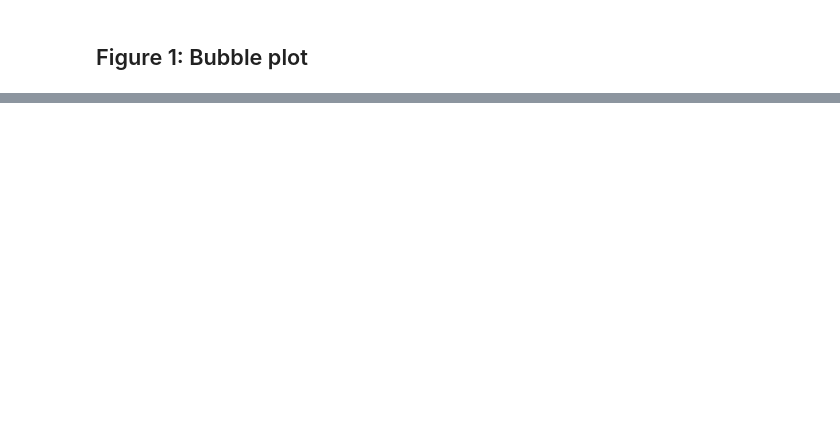
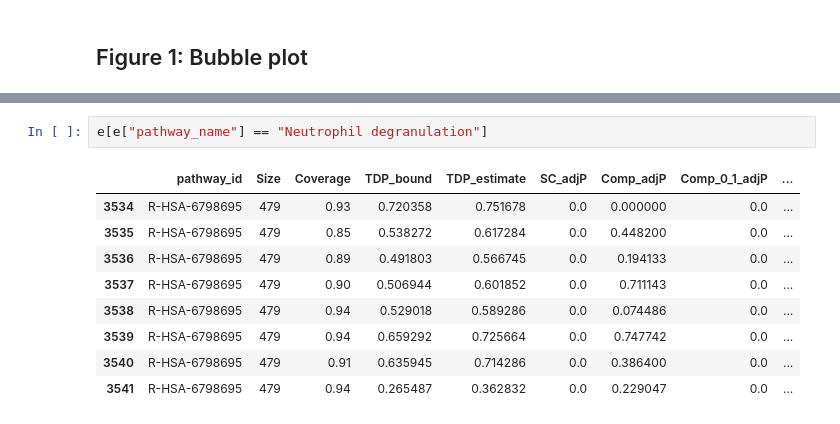
Before and after one commit to caleb-lindgren/scratchpad, a Jupyter notebook: pancancer_enrichment/17_visualize_results_rSEA.ipynb, the cells around one changed output, grey strips where cells are left out. Drawn from its saved outputs; the diff is of its cells as text; blank space fills up the shorter version.

```diff
--- a/pancancer_enrichment/17_visualize_results_rSEA.ipynb
+++ b/pancancer_enrichment/17_visualize_results_rSEA.ipynb
@@ -793,0 +397,12 @@ df
+# %%
+e[e["pathway_name"] == "Neutrophil degranulation"]
+# %% [output]
+|  | pathway_id | Size | Coverage | TDP_bound | TDP_estimate | SC_adjP | Comp_adjP | Comp_0_1_adjP | ... |
+| 3534 | R-HSA-6798695 | 479 | 0.93 | 0.720358 | 0.751678 | 0.0 | 0.000000 | 0.0 | ... |
+| 3535 | R-HSA-6798695 | 479 | 0.85 | 0.538272 | 0.617284 | 0.0 | 0.448200 | 0.0 | ... |
+| 3536 | R-HSA-6798695 | 479 | 0.89 | 0.491803 | 0.566745 | 0.0 | 0.194133 | 0.0 | ... |
+| 3537 | R-HSA-6798695 | 479 | 0.90 | 0.506944 | 0.601852 | 0.0 | 0.711143 | 0.0 | ... |
+| 3538 | R-HSA-6798695 | 479 | 0.94 | 0.529018 | 0.589286 | 0.0 | 0.074486 | 0.0 | ... |
+| 3539 | R-HSA-6798695 | 479 | 0.94 | 0.659292 | 0.725664 | 0.0 | 0.747742 | 0.0 | ... |
+| 3540 | R-HSA-6798695 | 479 | 0.91 | 0.635945 | 0.714286 | 0.0 | 0.386400 | 0.0 | ... |
+| 3541 | R-HSA-6798695 | 479 | 0.94 | 0.265487 | 0.362832 | 0.0 | 0.229047 | 0.0 | ... |
```
Also changed, not shown: parts of 54 cells of this notebook, 12 other files.
